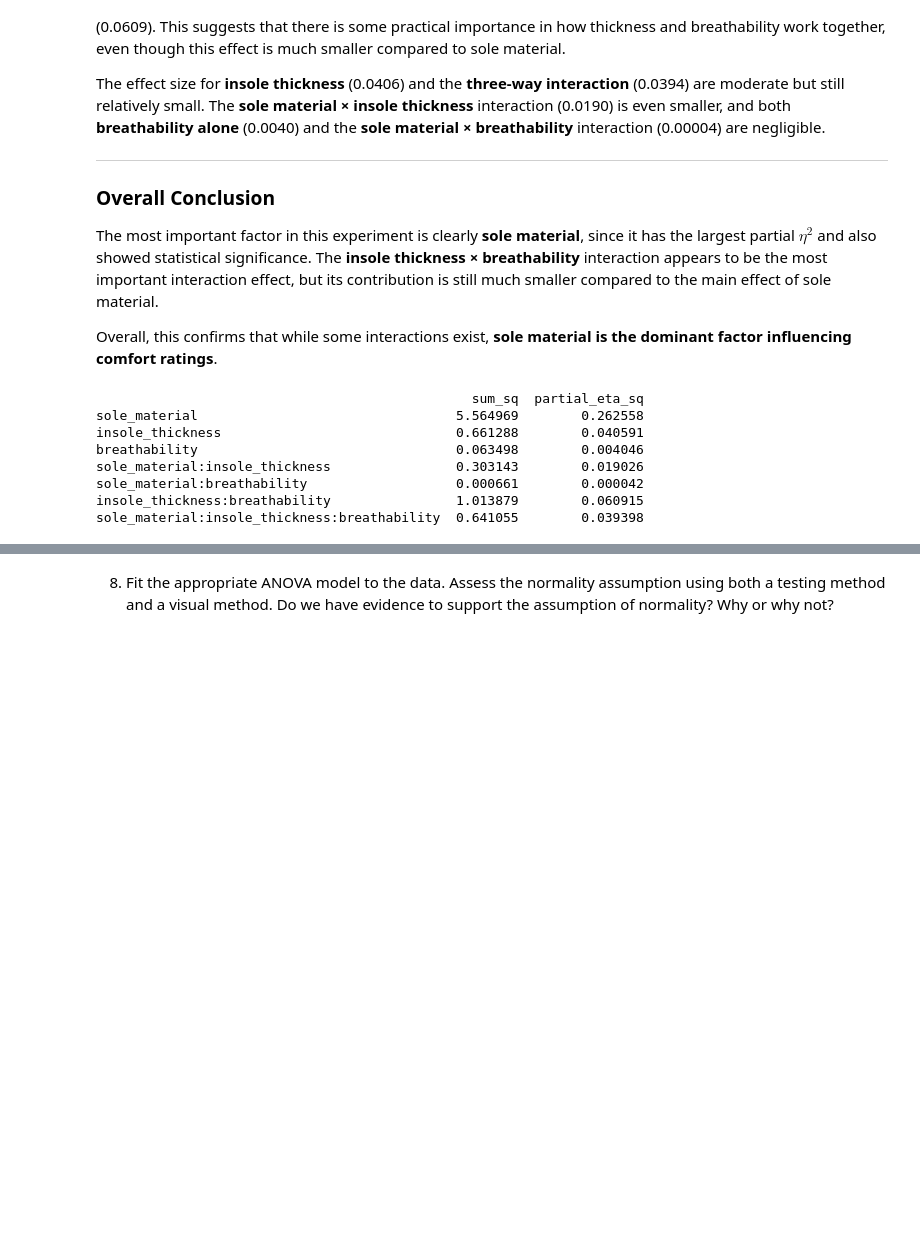
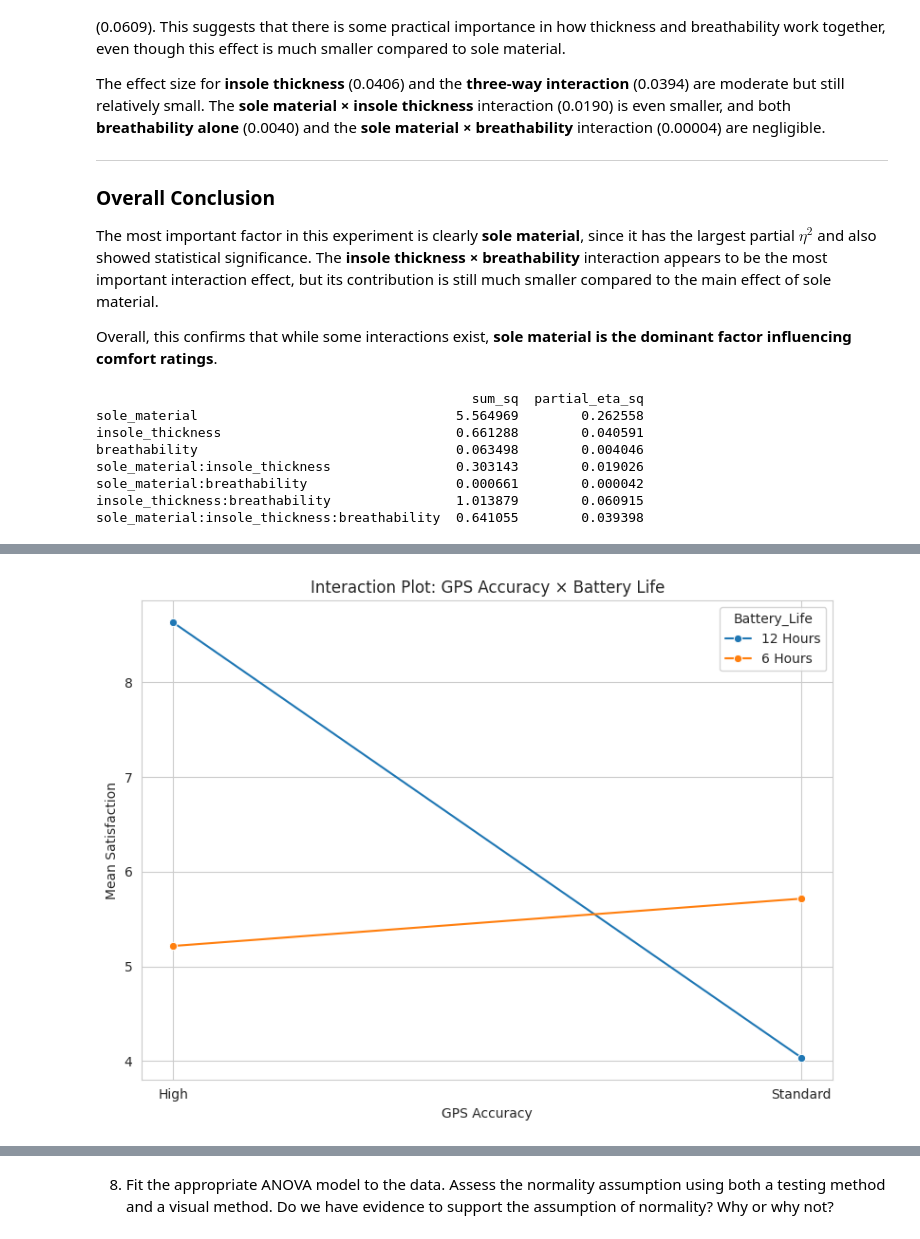
Before and after one commit to Reshma-444/STAT-7220-Applied-Experimental-Design, a Jupyter notebook: Assignments/HW3/STAT-7220-HW3.ipynb, the cells around one changed output, grey strips where cells are left out. Drawn from its saved outputs; the diff is of its cells as text; code cells hidden in the pictures; blank space fills up the shorter version.

```diff
--- a/Assignments/HW3/STAT-7220-HW3.ipynb
+++ b/Assignments/HW3/STAT-7220-HW3.ipynb
@@ -839,0 +962,13 @@ Overall, this design reduces the number of runs but introduces confounding, whic
+# %%
+AB_means = df.groupby(["GPS_Accuracy", "Battery_Life"])["Satisfaction"].mean().reset_index()
+AC_means = df.groupby(["GPS_Accuracy", "Display"])["Satisfaction"].mean().reset_index()
+BC_means = df.groupby(["Battery_Life", "Display"])["Satisfaction"].mean().reset_index()
+
+print("A x B Means")
+print(AB_means)
+
+print("\nA x C Means")
+print(AC_means)
+
+print("\nB x C Means")
+print(BC_means)
@@ -839,0 +996,10 @@ Overall, this design reduces the number of runs but introduces confounding, whic
+# %%
+plt.figure(figsize=(8, 6))
+sns.lineplot(data=AB_means, x="GPS_Accuracy", y="Satisfaction", hue="Battery_Life", marker="o")
+plt.title("Interaction Plot: GPS Accuracy × Battery Life")
+plt.xlabel("GPS Accuracy")
+plt.ylabel("Mean Satisfaction")
+plt.tight_layout()
+plt.show()
+# %% [output]
+[figure, added]
```
Also changed, not shown: parts of 30 cells of this notebook.
